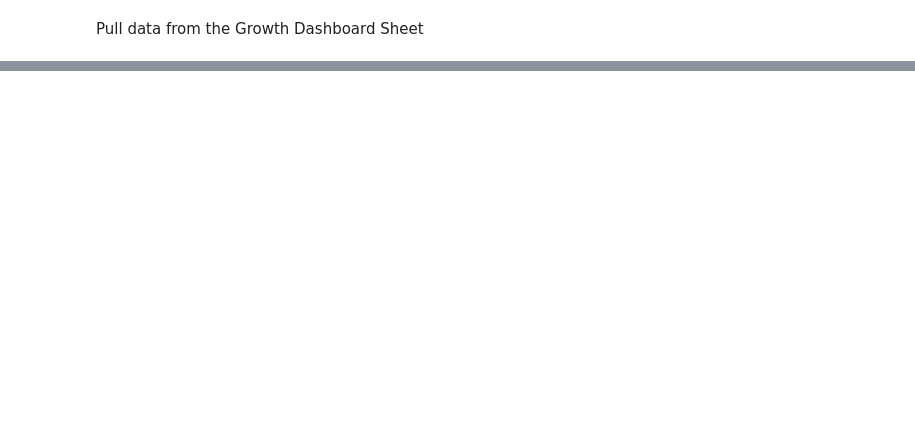
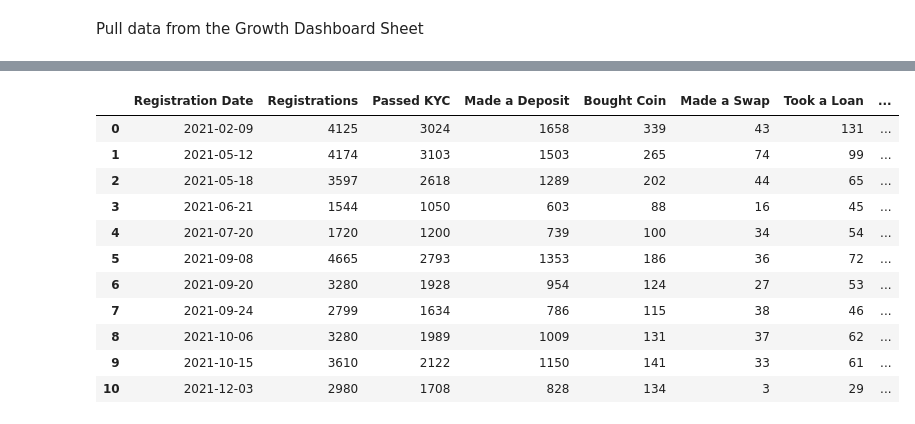
Before and after one commit to jeremyCEL/growth-timeline, a Jupyter notebook: FigGenerator.ipynb, the cells around one changed output, grey strips where cells are left out. Drawn from its saved outputs; the diff is of its cells as text; code cells hidden in the pictures; blank space fills up the shorter version.

```diff
--- a/FigGenerator.ipynb
+++ b/FigGenerator.ipynb
@@ -55,3 +75,22 @@ df_events
+# %%
+# External Events
+df_temp = df2[~df2['External Event'].isna()]
+df_events_ex = df[df["Registration Date"].isin(df_temp.Date)]
+df_events_ex = df_events_ex.merge(df_temp, left_on="Registration Date", right_on="Date", how='left')
+df_events_ex
+# %% [output]
+|  | Registration Date | Registrations | Passed KYC | Made a Deposit | Bought Coin | Made a Swap | Took a Loan | ... |
+| 0 | 2021-02-09 | 4125 | 3024 | 1658 | 339 | 43 | 131 | ... |
+| 1 | 2021-05-12 | 4174 | 3103 | 1503 | 265 | 74 | 99 | ... |
+| 2 | 2021-05-18 | 3597 | 2618 | 1289 | 202 | 44 | 65 | ... |
+| 3 | 2021-06-21 | 1544 | 1050 | 603 | 88 | 16 | 45 | ... |
+| 4 | 2021-07-20 | 1720 | 1200 | 739 | 100 | 34 | 54 | ... |
+| 5 | 2021-09-08 | 4665 | 2793 | 1353 | 186 | 36 | 72 | ... |
+| 6 | 2021-09-20 | 3280 | 1928 | 954 | 124 | 27 | 53 | ... |
+| 7 | 2021-09-24 | 2799 | 1634 | 786 | 115 | 38 | 46 | ... |
+| 8 | 2021-10-06 | 3280 | 1989 | 1009 | 131 | 37 | 62 | ... |
+| 9 | 2021-10-15 | 3610 | 2122 | 1150 | 141 | 33 | 61 | ... |
+| 10 | 2021-12-03 | 2980 | 1708 | 828 | 134 | 3 | 29 | ... |
 # %%
 import plotly.express as px
 import plotly.graph_objects as go
```
Also changed, not shown: parts of 13 cells of this notebook, 1 other file.
